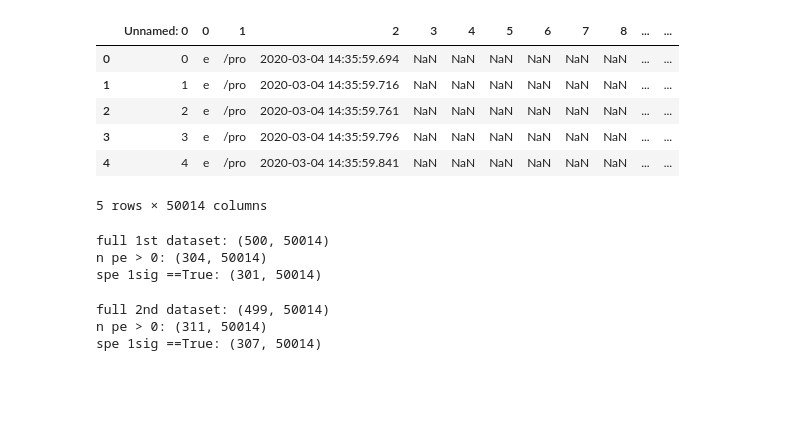
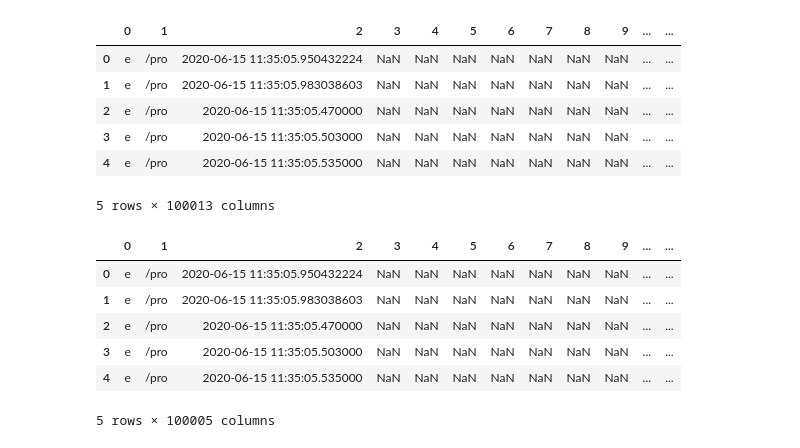
Before and after one commit to stbordoni/SiPM-XArapuca, a Jupyter notebook: readCalib_ch2.ipynb, the cells around one changed output. Cells and saved outputs as stored; diff of their text form; code cells hidden in the pictures; blank space fills up the shorter version.

```diff
--- a/readCalib_ch2.ipynb
+++ b/readCalib_ch2.ipynb
@@ -31,27 +21,0 @@ df_cal_ch2_1.head()
-# %%
-df_cal_ch2_2 = pd.read_csv("./calib_ch2_csvfiles/calib_ch2_501-1000files.csv")
-df_cal_ch2_2.head()
-# %% [output]
-|  | Unnamed: 0 | 0 | 1 | 2 | 3 | 4 | 5 | 6 | 7 | 8 | ... | ... |
-| 0 | 0 | e | /pro | 2020-03-04 14:35:59.694 | NaN | NaN | NaN | NaN | NaN | NaN | ... | ... |
-| 1 | 1 | e | /pro | 2020-03-04 14:35:59.716 | NaN | NaN | NaN | NaN | NaN | NaN | ... | ... |
-| 2 | 2 | e | /pro | 2020-03-04 14:35:59.761 | NaN | NaN | NaN | NaN | NaN | NaN | ... | ... |
-| 3 | 3 | e | /pro | 2020-03-04 14:35:59.796 | NaN | NaN | NaN | NaN | NaN | NaN | ... | ... |
-| 4 | 4 | e | /pro | 2020-03-04 14:35:59.841 | NaN | NaN | NaN | NaN | NaN | NaN | ... | ... |
-5 rows × 50014 columns
-# %%
-print('full 1st dataset:', df_cal_ch2_1.shape)
-print('n pe > 0:', df_cal_ch2_1.loc[df_cal_ch2_1['n pe']>0].shape)
-print('spe 1sig ==True:', df_cal_ch2_1.loc[df_cal_ch2_1['spe 1sig']==True].shape)
-# %% [output]
-full 1st dataset: (500, 50014)
-n pe > 0: (304, 50014)
-spe 1sig ==True: (301, 50014)
-# %%
-print('full 2nd dataset:', df_cal_ch2_2.shape)
-print('n pe > 0:', df_cal_ch2_2.loc[df_cal_ch2_2['n pe']>0].shape)
-print('spe 1sig ==True:', df_cal_ch2_2.loc[df_cal_ch2_2['spe 1sig']==True].shape)
-# %% [output]
-full 2nd dataset: (499, 50014)
-n pe > 0: (311, 50014)
-spe 1sig ==True: (307, 50014)
@@ -60,0 +25,24 @@ X_pe_calib1=df_cal_ch2_1.loc[(df_cal_ch2_1['pe height']>0)&
+# %%
+df_raw = pd.DataFrame(data)
+df_raw.head()
+# %% [output]
+|  | 0 | 1 | 2 | 3 | 4 | 5 | 6 | 7 | 8 | 9 | ... | ... |
+| 0 | e | /pro | 2020-06-15 11:35:05.950432224 | NaN | NaN | NaN | NaN | NaN | NaN | NaN | ... | ... |
+| 1 | e | /pro | 2020-06-15 11:35:05.983038603 | NaN | NaN | NaN | NaN | NaN | NaN | NaN | ... | ... |
+| 2 | e | /pro | 2020-06-15 11:35:05.470000 | NaN | NaN | NaN | NaN | NaN | NaN | NaN | ... | ... |
+| 3 | e | /pro | 2020-06-15 11:35:05.503000 | NaN | NaN | NaN | NaN | NaN | NaN | NaN | ... | ... |
+| 4 | e | /pro | 2020-06-15 11:35:05.535000 | NaN | NaN | NaN | NaN | NaN | NaN | NaN | ... | ... |
+5 rows × 100013 columns
+# %%
+dropcol = list(range(100005, 100013))  # to cleanup from previous spe calculation and re-dothem
+dropcol
+df_raw.drop(dropcol, axis=1, inplace =True)
+df_raw.head()
+# %% [output]
+|  | 0 | 1 | 2 | 3 | 4 | 5 | 6 | 7 | 8 | 9 | ... | ... |
+| 0 | e | /pro | 2020-06-15 11:35:05.950432224 | NaN | NaN | NaN | NaN | NaN | NaN | NaN | ... | ... |
+| 1 | e | /pro | 2020-06-15 11:35:05.983038603 | NaN | NaN | NaN | NaN | NaN | NaN | NaN | ... | ... |
+| 2 | e | /pro | 2020-06-15 11:35:05.470000 | NaN | NaN | NaN | NaN | NaN | NaN | NaN | ... | ... |
+| 3 | e | /pro | 2020-06-15 11:35:05.503000 | NaN | NaN | NaN | NaN | NaN | NaN | NaN | ... | ... |
+| 4 | e | /pro | 2020-06-15 11:35:05.535000 | NaN | NaN | NaN | NaN | NaN | NaN | NaN | ... | ... |
+5 rows × 100005 columns
```
Also changed, not shown: parts of 27 cells of this notebook, 5 other files.
